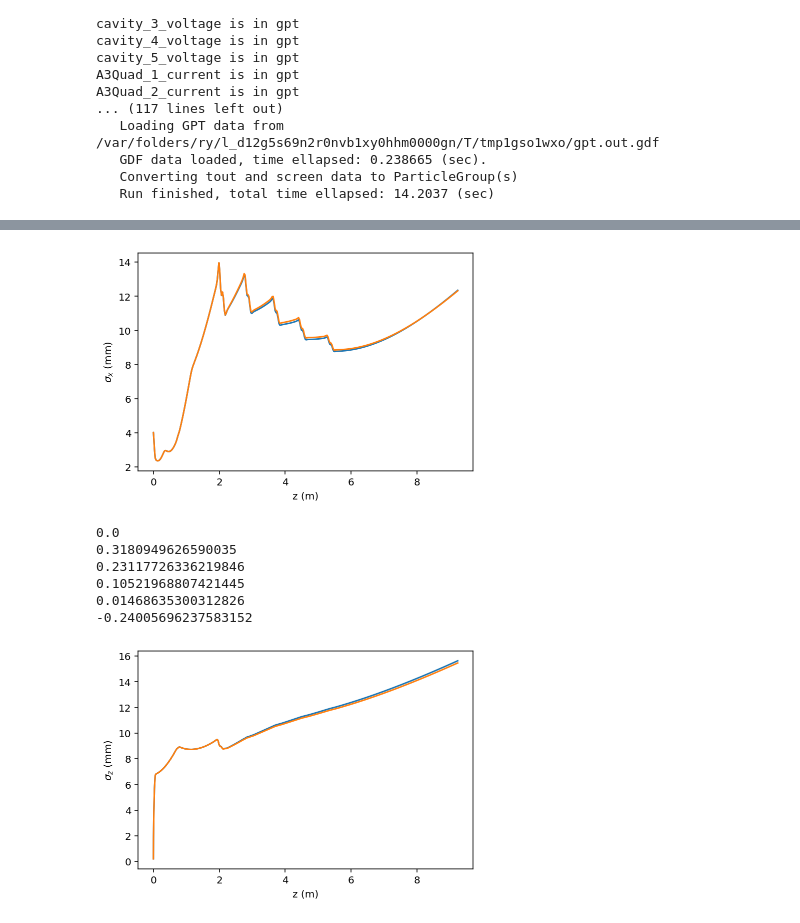
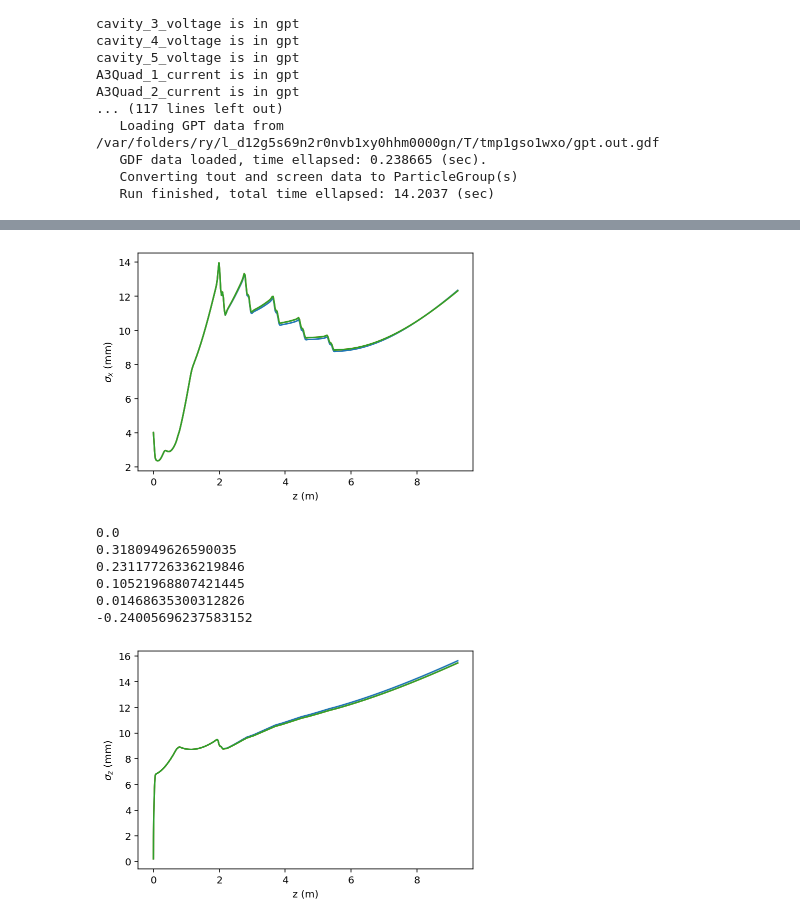
Before and after one commit to ColwynGulliford/lume-gpt, a Jupyter notebook: examples/auto_phasing.ipynb, the cells around one changed output, grey strips where cells are left out. Cells and saved outputs as stored; diff of their text form; code cells hidden in the pictures.

```diff
--- a/examples/auto_phasing.ipynb
+++ b/examples/auto_phasing.ipynb
@@ -153,0 +146,9 @@ plt.ylabel('KE (MeV)');
+# %%
+settings['n_particle']=500
+
+G3, phase_settings = phase_gpt_with_distgen(settings,
+                                            gpt_input_file='templates/cu_injector/gpt.in',
+                                            distgen_input_file='templates/cu_injector/distgen.in.yaml',
+                                            verbose=True,)
+                                            #workdir='templates/cu_injector/temp',
+                                            #use_tempdir=False)
@@ -153,0 +193,2 @@ plt.ylabel('KE (MeV)');
+# %%
+G3.run()
@@ -154,26 +214,28 @@ plt.ylabel('KE (MeV)');
 # %%
 plt.plot(G.tout_stat('mean_z')[:-10], G.tout_stat('sigma_x')[:-10]*1e3);
 plt.plot(G2.tout_stat('mean_z')[:-10], G2.tout_stat('sigma_x')[:-10]*1e3);
+plt.plot(G3.tout_stat('mean_z')[:-10], G3.tout_stat('sigma_x')[:-10]*1e3);
 plt.xlabel('z (m)');
 plt.ylabel('$\sigma_x$ (mm)');
 # %% [output]
-[figure, old version]
+[figure, new version]
-# %%
-phases = ['phiCTB01_0', 'phiCTC01_0', 'phiCTC02_0', 'phiCTC03_0', 'phiCTC04_0', 'phiCTC05_0']
-
-for p in phases:
-    print(G.input['variables'][p] - G2.input['variables'][p])
-# %% [output]
-0.0
-0.3180949626590035
-0.23117726336219846
-0.10521968807421445
-0.01468635300312826
--0.24005696237583152
+# %%
+phases = ['phiCTB01_0', 'phiCTC01_0', 'phiCTC02_0', 'phiCTC03_0', 'phiCTC04_0', 'phiCTC05_0']
+
+for p in phases:
+    print(G.input['variables'][p] - G2.input['variables'][p])
+# %% [output]
+0.0
+0.3180949626590035
+0.23117726336219846
+0.10521968807421445
+0.01468635300312826
+-0.24005696237583152
 # %%
 plt.plot(G.tout_stat('mean_z')[:-10], G.tout_stat('sigma_z')[:-10]*1e3);
 plt.plot(G2.tout_stat('mean_z')[:-10], G2.tout_stat('sigma_z')[:-10]*1e3);
+plt.plot(G3.tout_stat('mean_z')[:-10], G3.tout_stat('sigma_z')[:-10]*1e3);
 plt.xlabel('z (m)');
 plt.ylabel('$\sigma_z$ (mm)');
 # %% [output]
-[figure, old version]
+[figure, new version]
```
Also changed, not shown: parts of 6 cells of this notebook, 1 other file.
